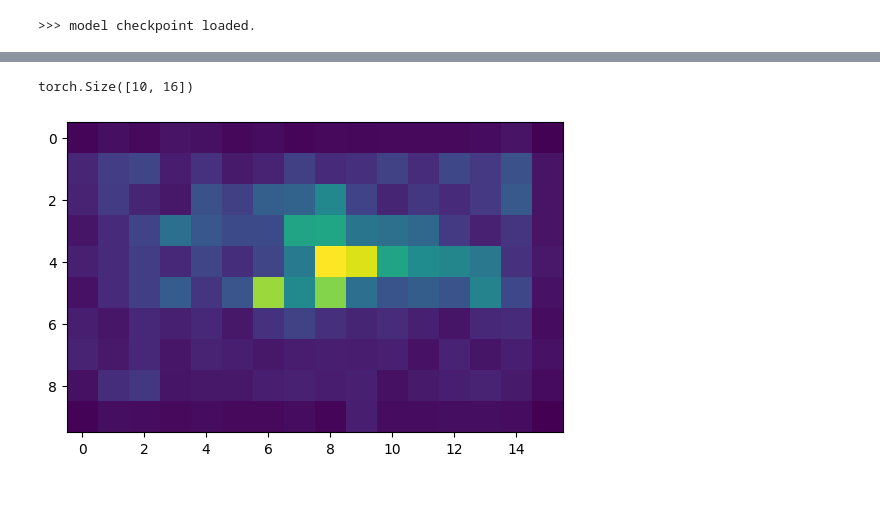
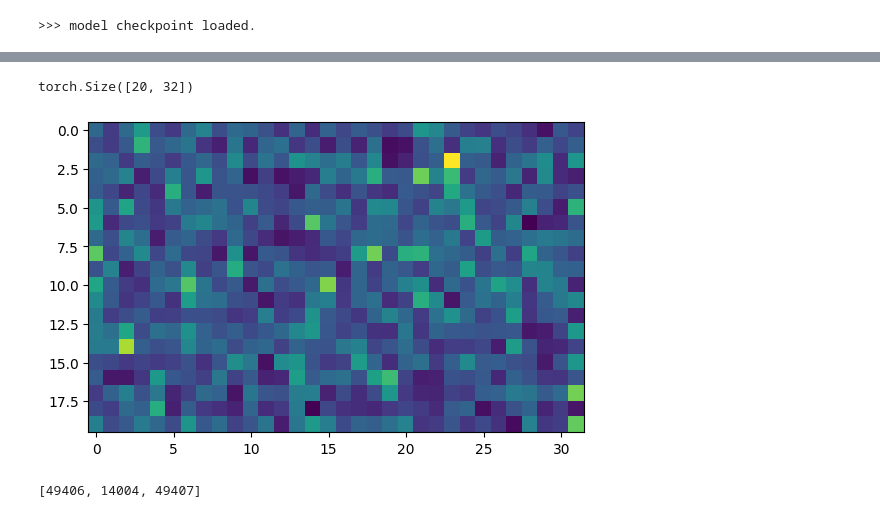
Before and after one commit to EigenTom/SG-I2V, a Jupyter notebook: demo.ipynb, the cells around one changed output, grey strips where cells are left out. Drawn from its saved outputs; the diff is of its cells as text; code cells hidden in the pictures.

```diff
--- a/demo.ipynb
+++ b/demo.ipynb
@@ -62,12 +62,14 @@ def hook_downsample_blocks(model, pattern="input_blocks", verbose=True):
 agent = initializer(model, sampler)
 
 # prompt = [["A squirrel jumping from one tree to another."]]
-prompt = [["cat"]]
+prompt = [["squirrel"]]
 
-latent_shape = [1, 4, 16, 40, 64]
+latent_shape = [1, 4, 1, 40, 64]
 
 img = torch.randn(latent_shape).to(device)
+# copy along the 2nd dimension
+img = img.repeat(1, 1, 16, 1, 1)
 
-attn_maps = agent.get_attn(prompt, img, scale=1.0, steps=50)
+attn_maps, all_attn_maps_from_sampler = agent.get_attn(prompt, img, scale=7.5, steps=50)
 # %% [output]
 DDIM scale True
@@ -104,23 +92,0 @@ print(token_ids)
-# %%
-attn_maps[0].shape
-
-tmp_attn_map = attn_maps[0][0]
-
-# should be the first frame
-tmp_attn_map.shape
-
-# then get the 3rd token, "squirrel"'s attention heatmap on this frame (0th frame)
-token_idx = 2
-
-# get the 3rd tensor from the [10, 16, 40] tensor
-this_attn_map = tmp_attn_map[:,:,token_idx]
-print(this_attn_map.shape)
-
-# try to visualize the attention map
-import matplotlib.pyplot as plt
-
-plt.imshow(this_attn_map)
-plt.show()
-# %% [output]
-torch.Size([10, 16])
-[figure, removed]
@@ -128,0 +100,41 @@ torch.Size([10, 16])
+# %%
+avg_maps = [item for item in attn_maps]
+
+
+avg_maps[0].shape
+
+
+tmp_attn_map = avg_maps[0][0]
+
+# should be the first frame
+tmp_attn_map.shape
+
+# then get the 3rd token, "squirrel"'s attention heatmap on this frame (0th frame)
+token_idx = 1
+
+# get the 3rd tensor from the [10, 16, 40] tensor
+this_attn_map = tmp_attn_map[:,:,token_idx]
+print(this_attn_map.shape)
+
+# try to visualize the attention map
+import matplotlib.pyplot as plt
+
+plt.imshow(this_attn_map)
+plt.show()
+
+
+from transformers import CLIPTokenizer
+
+tokenizer = CLIPTokenizer.from_pretrained("openai/clip-vit-base-patch32")
+text = prompt[0][0]
+token_ids = tokenizer.encode(text)  # returns [49406, ..., 49407]
+print(token_ids)
+
+# A squirrel jumping from one tree to another.
+
+# 第一个是 [CLS]（id=49406）
+# 最后是 [EOS]（id=49407）
+# %% [output]
+torch.Size([20, 32])
+[figure, added]
+[49406, 14004, 49407]
```
Also changed, not shown: parts of 16 cells of this notebook, 12 other files.
